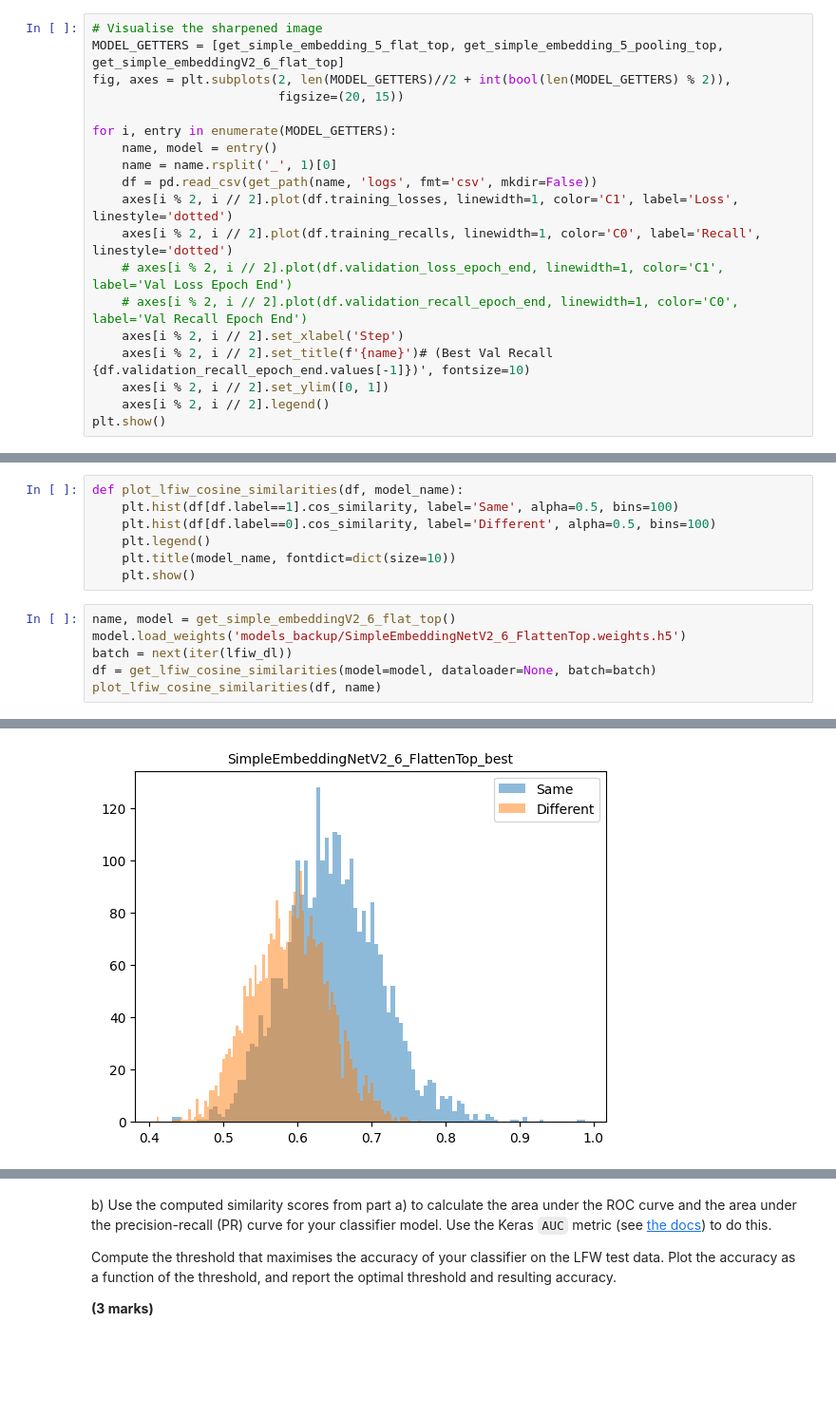
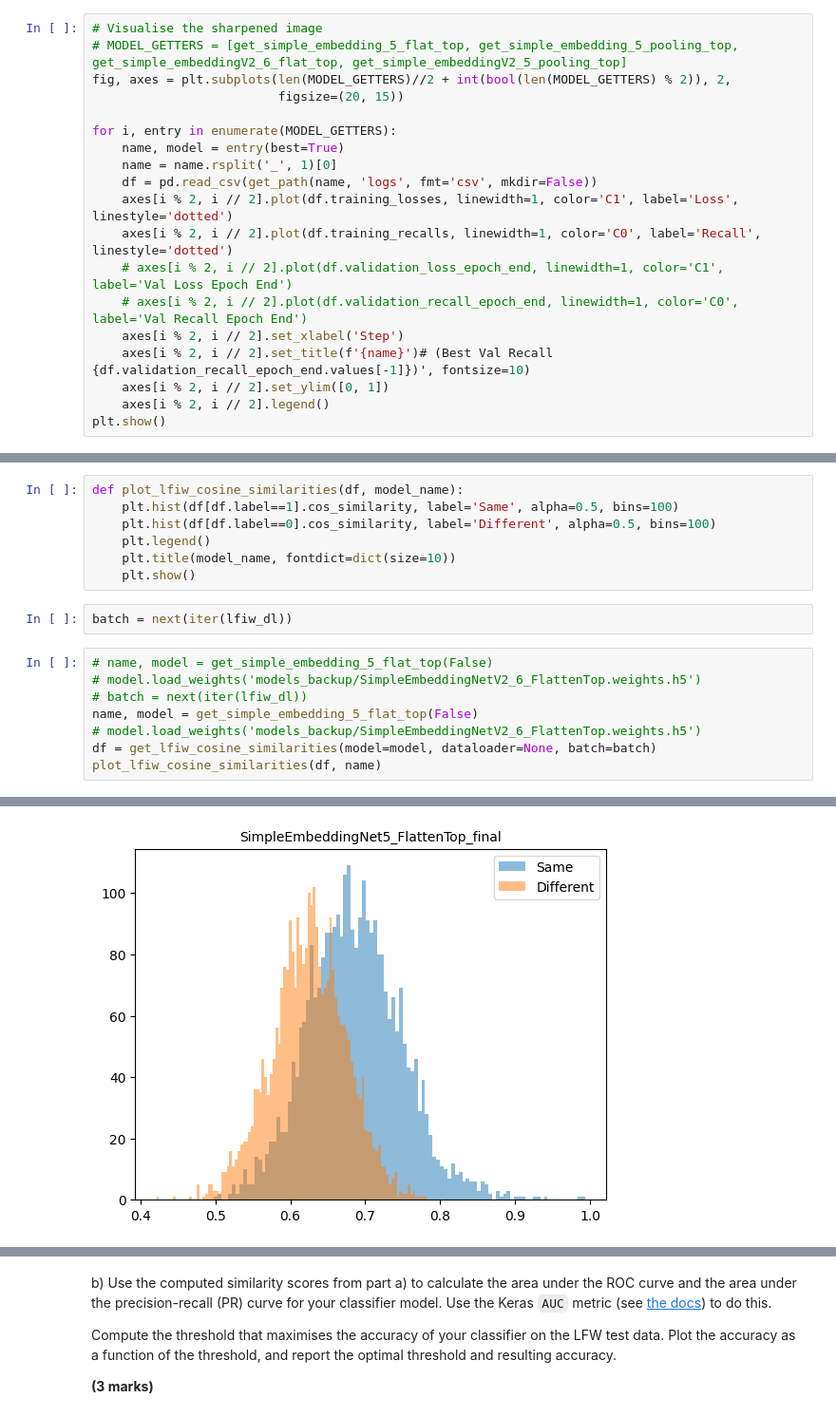
Before and after one commit to ariana-ch/cw1, a Jupyter notebook: CW1/assessment_backup.ipynb, the cells around one changed output, grey strips where cells are left out. Shown at 95% size. Saved outputs shown, nothing was run; the diff lists cells and outputs as text; blank space fills up the shorter version.

```diff
--- a/CW1/assessment_backup.ipynb
+++ b/CW1/assessment_backup.ipynb
@@ -2267,12 +2271,12 @@ KeyboardInterrupt:
 Below we display plots of the models along with the loss and recall@1 values, during training. These values are on the training dataset. The only reason we used the test dataset was because it allowed us to have a more consistent comparison across epochs.
 # %%
 # Visualise the sharpened image
-MODEL_GETTERS = [get_simple_embedding_5_flat_top, get_simple_embedding_5_pooling_top, get_simple_embeddingV2_6_flat_top]
-fig, axes = plt.subplots(2, len(MODEL_GETTERS)//2 + int(bool(len(MODEL_GETTERS) % 2)),
+# MODEL_GETTERS = [get_simple_embedding_5_flat_top, get_simple_embedding_5_pooling_top, get_simple_embeddingV2_6_flat_top, get_simple_embeddingV2_5_pooling_top]
+fig, axes = plt.subplots(len(MODEL_GETTERS)//2 + int(bool(len(MODEL_GETTERS) % 2)), 2,
                          figsize=(20, 15))
 
 for i, entry in enumerate(MODEL_GETTERS):
-    name, model = entry()
+    name, model = entry(best=True)
     name = name.rsplit('_', 1)[0]
     df = pd.read_csv(get_path(name, 'logs', fmt='csv', mkdir=False))
     axes[i % 2, i // 2].plot(df.training_losses, linewidth=1, color='C1', label='Loss', linestyle='dotted')
@@ -2453,10 +2457,14 @@ def plot_lfiw_cosine_similarities(df, model_name):
     plt.legend()
     plt.title(model_name, fontdict=dict(size=10))
     plt.show()
+# %%
+batch = next(iter(lfiw_dl))
 # %%
-name, model = get_simple_embeddingV2_6_flat_top()
-model.load_weights('models_backup/SimpleEmbeddingNetV2_6_FlattenTop.weights.h5')
-batch = next(iter(lfiw_dl))
+# name, model = get_simple_embedding_5_flat_top(False)
+# model.load_weights('models_backup/SimpleEmbeddingNetV2_6_FlattenTop.weights.h5')
+# batch = next(iter(lfiw_dl))
+name, model = get_simple_embedding_5_flat_top(False)
+# model.load_weights('models_backup/SimpleEmbeddingNetV2_6_FlattenTop.weights.h5')
 df = get_lfiw_cosine_similarities(model=model, dataloader=None, batch=batch)
 plot_lfiw_cosine_similarities(df, name)
 # %% [output]
@@ -2464,4 +2472,4 @@ plot_lfiw_cosine_similarities(df, name)
-[figure, old version]
+[figure, new version]
 # %%
 df.groupby(['label']).describe().T.round(3)
 # %% [output]
```
Also changed, not shown: parts of 8 cells of this notebook, 4 other files.
